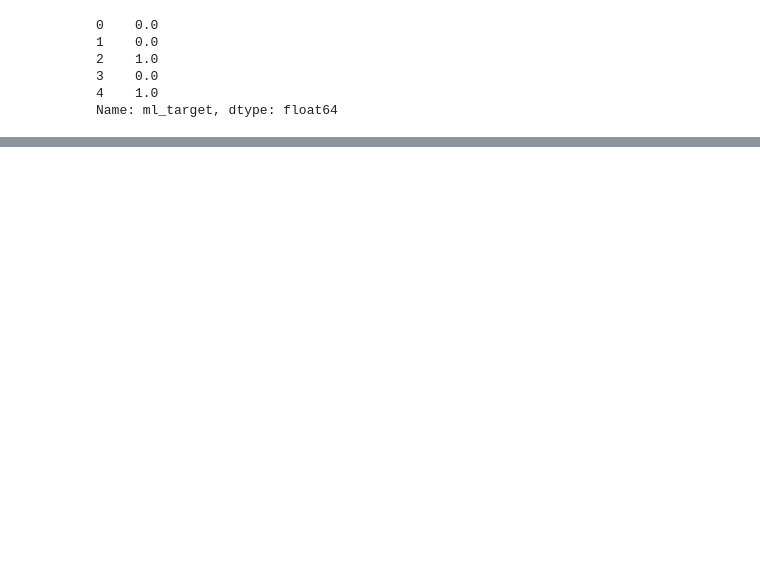
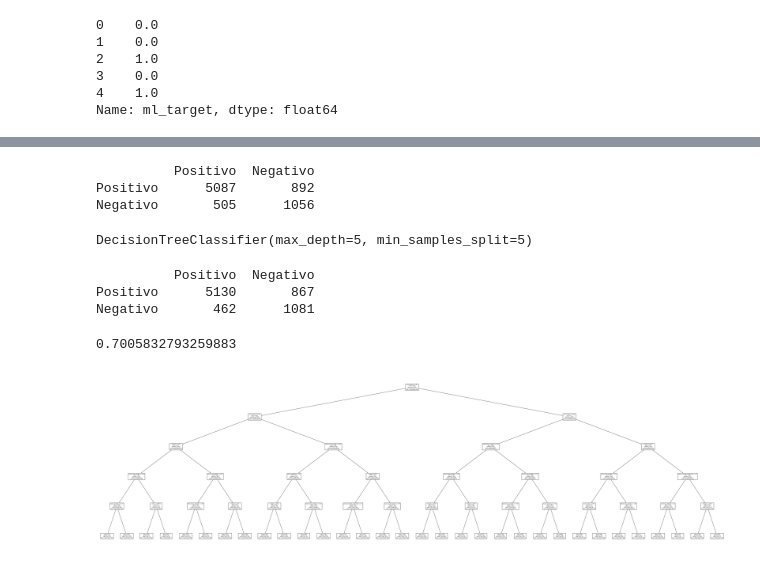
Before and after one commit to davguifer/AprendizajeAtomaticoRelacional-G2, a Jupyter notebook: Modelos_De_Aprendizaje/ArbolDeDecision.ipynb, the cells around one changed output, grey strips where cells are left out. Cells and saved outputs as stored; diff of their text form; code cells hidden in the pictures; blank space fills up the shorter version.

```diff
--- a/Modelos_De_Aprendizaje/ArbolDeDecision.ipynb
+++ b/Modelos_De_Aprendizaje/ArbolDeDecision.ipynb
@@ -142,6 +135,6 @@ búsqueda_en_rejilla = GridSearchCV(clasificador_CART,
                                    rejilla_de_hiperparámetros,
                                    scoring='recall',
                                    cv=10)
-búsqueda_en_rejilla.fit(atributos_entrenamiento, objetivo_entrenamiento)
+búsqueda_en_rejilla.fit(atributos, objetivo)
 # %% [output]
 GridSearchCV(cv=10, estimator=DecisionTreeClassifier(),
@@ -159,5 +171,7 @@ búsqueda_en_rejilla.best_score_
 # %%
+# CART de 3 y 3
 clasificador_CART = DecisionTreeClassifier(
     max_depth=3,  # Máxima profundidad del árbol
-    min_samples_split=5  # Mínimo número de ejemplos para poder particionar
+    min_samples_split=3  # Mínimo número de ejemplos para poder particionar
 )
+clasificador_CART.fit(atributos_entrenamiento, objetivo_entrenamiento)
@@ -181,0 +194,7 @@ resultados_validación_cruzada['test_score'].mean()
+# %%
+# CART de 10 y 10
+clasificador_CART = DecisionTreeClassifier(
+    max_depth=10,  # Máxima profundidad del árbol
+    min_samples_split=10  # Mínimo número de ejemplos para poder particionar
+)
+clasificador_CART.fit(atributos_entrenamiento, objetivo_entrenamiento)
@@ -181,0 +209,17 @@ resultados_validación_cruzada['test_score'].mean()
+# %%
+cm = confusion_matrix(predicciones, objetivo_prueba)
+tabla_cm = pd.DataFrame(cm, index=["Positivo", "Negativo"], columns=["Positivo", "Negativo"])
+print(tabla_cm)
+# %% [output]
+          Positivo  Negativo
+Positivo      5087       892
+Negativo       505      1056
+# %%
+# CART de 5 y 5
+clasificador_CART = DecisionTreeClassifier(
+    max_depth=5,  # Máxima profundidad del árbol
+    min_samples_split=5  # Mínimo número de ejemplos para poder particionar
+)
+clasificador_CART.fit(atributos_entrenamiento, objetivo_entrenamiento)
+# %% [output]
+DecisionTreeClassifier(max_depth=5, min_samples_split=5)
@@ -181,0 +228,23 @@ resultados_validación_cruzada['test_score'].mean()
+# %%
+cm = confusion_matrix(predicciones, objetivo_prueba)
+tabla_cm = pd.DataFrame(cm, index=["Positivo", "Negativo"], columns=["Positivo", "Negativo"])
+print(tabla_cm)
+# %% [output]
+          Positivo  Negativo
+Positivo      5130       867
+Negativo       462      1081
+# %%
+recall_score(predicciones, objetivo_prueba)
+# %% [output]
+0.7005832793259883
+# %%
+pyplot.figure(figsize=(70, 20))  # Anchura y altura del gráfico
+árbol = plot_tree(clasificador_CART,
+                  # El argumento feature_names permite proporcionar, en una
+                  # lista, los nombres de los atributos.
+                  feature_names=atributos_discretos + atributos_continuos,
+                  # El argumento class_names permite proporcionar, en una
+                  # lista, los nombres de las clases
+                  class_names=['Desarrollador Web', 'Desarrollador IA'])
+# %% [output]
+[figure, added]
```
Also changed, not shown: parts of 29 cells of this notebook, 1 other file.
